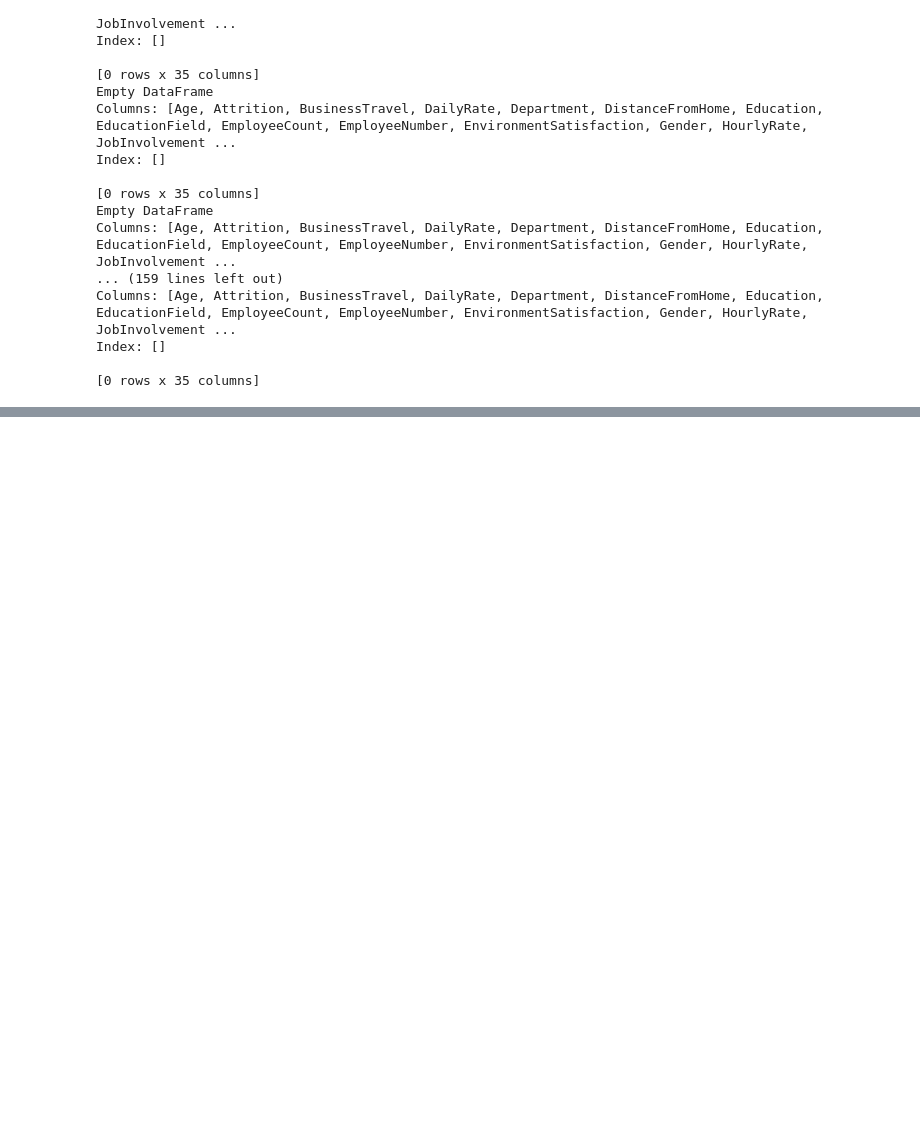
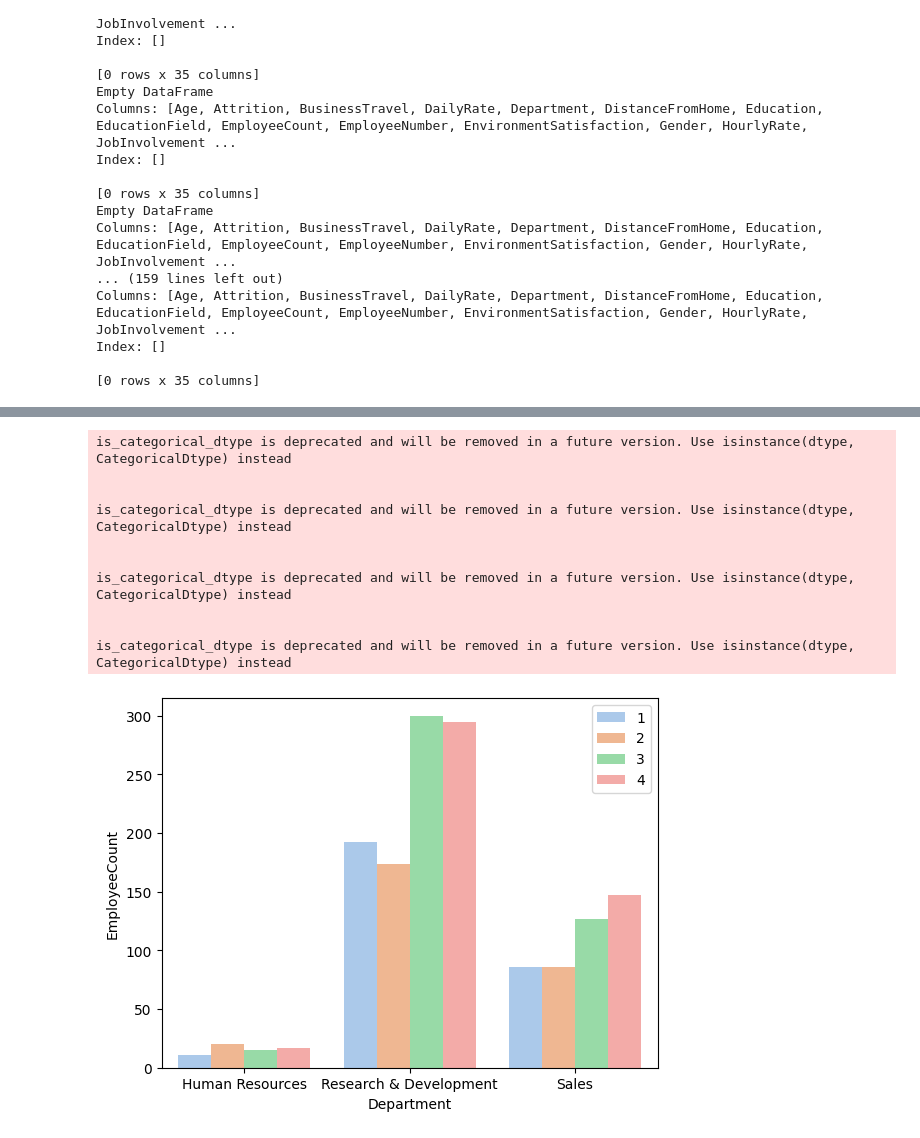
Before and after one commit to Herpeto/learningDataScience, a Jupyter notebook: assignment/assignment_sesi24.ipynb, the cells around one changed output, grey strips where cells are left out. Cells and saved outputs as stored; diff of their text form; code cells hidden in the pictures; blank space fills up the shorter version.

```diff
--- a/assignment/assignment_sesi24.ipynb
+++ b/assignment/assignment_sesi24.ipynb
@@ -159,0 +144,3 @@ AttributeError: 'Series' object has no attribute 'levels'
+# %%
+department_jobs_sat = df.groupby(['Department','JobSatisfaction'])['EmployeeCount'].count().reset_index()
+department_jobs_sat
@@ -159,0 +161,17 @@ AttributeError: 'Series' object has no attribute 'levels'
+# %%
+# Stacked Bar Chart
+sns.barplot(data=department_jobs_sat, x='Department', y='EmployeeCount', orient='v', hue='JobSatisfaction', palette='pastel')
+plt.legend(bbox_to_anchor=(1,1))
+plt.show()
+# %% [output]
+is_categorical_dtype is deprecated and will be removed in a future version. Use isinstance(dtype, CategoricalDtype) instead
+
+
+is_categorical_dtype is deprecated and will be removed in a future version. Use isinstance(dtype, CategoricalDtype) instead
+
+
+is_categorical_dtype is deprecated and will be removed in a future version. Use isinstance(dtype, CategoricalDtype) instead
+
+
+is_categorical_dtype is deprecated and will be removed in a future version. Use isinstance(dtype, CategoricalDtype) instead
+[figure, added]
```
Also changed, not shown: parts of 27 cells of this notebook.
